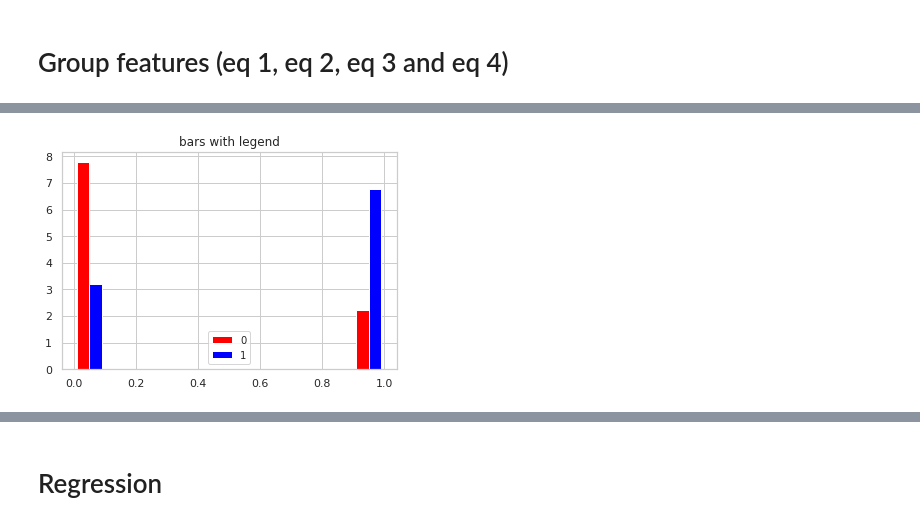
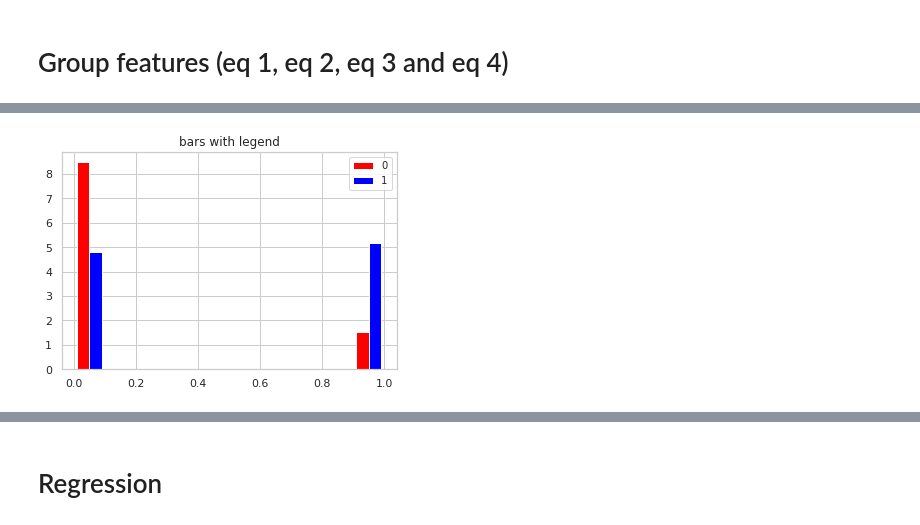
Before and after one commit to jyotirmay123/BNN-for-Uncertainty-Estimation-of-Imaging-Biomarkers, a Jupyter notebook: diabetes_classification-v3_gradient_boost_part.ipynb, the cells around one changed output, grey strips where cells are left out. Cells and saved outputs as stored; diff of their text form; code cells hidden in the pictures.

```diff
--- a/diabetes_classification-v3_gradient_boost_part.ipynb
+++ b/diabetes_classification-v3_gradient_boost_part.ipynb
@@ -401,9 +401,11 @@ def gradient_boosting_evaluations(feats, df, target_col, categorical_feats=['dia
     x = add_constant(x)
 
     kfold_rf = model_selection.KFold(n_splits=10, random_state=10)
-    model_rf = GradientBoostingClassifier(n_estimators=100, validation_fraction=0.2,
+    max_feats = x.shape[1]
+    model_rf = GradientBoostingClassifier(n_estimators=500, validation_fraction=0.2,
                                                n_iter_no_change=5, tol=0.01,
-                                               random_state=10)
+                                              learning_rate=0.2,
+                                               random_state=10, max_features=max_feats)
     results_rf = model_selection.cross_val_score(model_rf, x, y, cv=kfold_rf)
     print('Gradient Boosting Out:', results_rf.mean())
     model_gb_fitted = model_rf.fit(x, y)
@@ -420,9 +422,11 @@ def weighted_gradient_boosting_evaluations(df, target_col, feats, alpha_col, l1m
     alpha = df[alpha_col].values
 
     kfold_rf = model_selection.KFold(n_splits=10, random_state=10)
-    model_rf = GradientBoostingClassifier(n_estimators=100, validation_fraction=0.2,
+    max_feats = x.shape[1]
+    model_rf = GradientBoostingClassifier(n_estimators=500, validation_fraction=0.2,
                                                n_iter_no_change=5, tol=0.01,
-                                               random_state=10)
+                                              learning_rate=0.2,
+                                               random_state=10, max_features=max_feats)
     results_rf = model_selection.cross_val_score(model_rf, x, y, cv=kfold_rf)
     print('Gradient Boosting Out:', results_rf.mean())
     model_gb_fitted = model_rf.fit(x, y, sample_weight=alpha)
@@ -824,7 +828,7 @@ Eq-4: (Diabetes_status == a0 +a1*age + a2*sex + a3*BMI + a4*seg_<spleen|liver>)
 # %% [markdown]
 # Group features (eq 1, eq 2, eq 3 and eq 4)
 # %%
-feats = basic_feats
+feats = [] #basic_feats
 basic_feats = basic_feats
 dicts = {}
 anova_test_dicts = {}
@@ -938,5 +941,5 @@ p_value_df_ka[['auc' ]]
 # %%
-feats = basic_feats
+feats = [] #basic_feats
 dicts = {}
 anova_test_dicts = {}
 # basic_feats = normalised_basic_feats
@@ -960,45 +963,45 @@ for model, df in dfs_train.items():
     print(k_mod)
 #     continue
     target_col = 'diabetes_status'
-# #     try:
-# #     Equation 1 process
-# #     p_values, statsmodel, y_yp = discrete_group_feature_stats(basic_feats, df, target_col, ['sex'], True)
-# #         auc_score, f1_score = auc_roc(y_yp, f'{model}_csv_feats')
-#     dicts[model][target_col] = {} #p_values
-# #         dicts[model][target_col]['auc'] = auc_score
-# #         dicts[model][target_col]['f1'] = f1_score
-#     dicts, _ = aggregate_model_outputs(df, target_col, basic_feats, dicts, model, target_col, global_kora_models[k_mod]['normal'])
+#     try:
+#     Equation 1 process
+#     p_values, statsmodel, y_yp = discrete_group_feature_stats(basic_feats, df, target_col, ['sex'], True)
+#         auc_score, f1_score = auc_roc(y_yp, f'{model}_csv_feats')
+    dicts[model][target_col] = {} #p_values
+#         dicts[model][target_col]['auc'] = auc_score
+#         dicts[model][target_col]['f1'] = f1_score
+    dicts, _ = aggregate_model_outputs(df, target_col, basic_feats, dicts, model, target_col, global_kora_models[k_mod]['normal'])
 
-# #     Equation 2 process
-# #     for organ in ['spleen', 'liver']:
-#     organ = 'liver'
-#     feats = basic_feats + [ f'seg_{organ}_normalised']
-# #         p_values, statsmodel, y_yp = discrete_group_feature_stats(feats, df, target_col, ['sex'], True)
-# #         auc_score, f1_score = auc_roc(y_yp, f'{model}_{organ}_seg')
-#     dicts[model][target_col+f'_{organ}_with_seg_volumes'] = {} #p_values
-# #         dicts[model][target_col+f'_{organ}_with_seg_volumes']['auc'] = auc_score
-# #         dicts[model][target_col+f'_{organ}_with_seg_volumes']['f1'] = f1_score
-#     dicts, _ = aggregate_model_outputs(df, target_col, feats, dicts, model, target_col+f'_{organ}_with_seg_volumes', global_kora_models[k_mod][f'{organ}_seg'])
+#     Equation 2 process
+#     for organ in ['spleen', 'liver']:
+    organ = 'liver'
+    feats = basic_feats + [ f'seg_{organ}_normalised']
+#         p_values, statsmodel, y_yp = discrete_group_feature_stats(feats, df, target_col, ['sex'], True)
+#         auc_score, f1_score = auc_roc(y_yp, f'{model}_{organ}_seg')
+    dicts[model][target_col+f'_{organ}_with_seg_volumes'] = {} #p_values
+#         dicts[model][target_col+f'_{organ}_with_seg_volumes']['auc'] = auc_score
+#         dicts[model][target_col+f'_{organ}_with_seg_volumes']['f1'] = f1_score
+    dicts, _ = aggregate_model_outputs(df, target_col, feats, dicts, model, target_col+f'_{organ}_with_seg_volumes', global_kora_models[k_mod][f'{organ}_seg'])
 
-#     if 'dataset' in model:
-#         continue
+    if 'dataset' in model:
+        continue
 
-# #     Equation 3 process
-#     feats = basic_feats + [ f'seg_{organ}_normalised', f'iou_{organ}']
-# #         p_values, statsmodel, y_yp = discrete_group_feature_stats(feats, df, target_col, ['sex'], True)
-# #         auc_score, f1_score = auc_roc(y_yp, f'{model}_{organ}_seg_iou')
-#     dicts[model][target_col+f'_{organ}_with_seg_and_iou'] = {} #p_values
-# #         dicts[model][target_col+f'_{organ}_with_seg_and_iou']['auc'] = auc_score
-# #         dicts[model][target_col+f'_{organ}_with_seg_and_iou']['f1'] = f1_score
-#     dicts, _ = aggregate_model_outputs(df, target_col, feats, dicts, model, target_col+f'_{organ}_with_seg_and_iou', global_kora_models[k_mod][f'{organ}_seg_iou'])
+#     Equation 3 process
+    feats = basic_feats + [ f'seg_{organ}_normalised', f'iou_{organ}']
+#         p_values, statsmodel, y_yp = discrete_group_feature_stats(feats, df, target_col, ['sex'], True)
+#         auc_score, f1_score = auc_roc(y_yp, f'{model}_{organ}_seg_iou')
+    dicts[model][target_col+f'_{organ}_with_seg_and_iou'] = {} #p_values
+#         dicts[model][target_col+f'_{organ}_with_seg_and_iou']['auc'] = auc_score
+#         dicts[model][target_col+f'_{organ}_with_seg_and_iou']['f1'] = f1_score
+    dicts, _ = aggregate_model_outputs(df, target_col, feats, dicts, model, target_col+f'_{organ}_with_seg_and_iou', global_kora_models[k_mod][f'{organ}_seg_iou'])
 
-#     feats = basic_feats + [ f'seg_{organ}_normalised',   f'iou_dot_seg_{organ}_normalised']
-# #         p_values, statsmodel, y_yp = discrete_group_feature_stats(feats, df, target_col, ['sex'], True)
-# #         auc_score, f1_score = auc_roc(y_yp, f'{model}_{organ}_seg_dot_iou')
-#     dicts[model][target_col+f'_{organ}_with_seg_dot_iou'] = {} #p_values
-# #         dicts[model][target_col+f'_{organ}_with_seg_dot_iou']['auc'] = auc_score
-# #         dicts[model][target_col+f'_{organ}_with_seg_dot_iou']['f1'] = f1_score
-#     dicts, _ = aggregate_model_outputs(df, target_col, feats, dicts, model, target_col+f'_{organ}_with_seg_dot_iou', global_kora_models[k_mod][f'{organ}_seg_dot_iou'])
+    feats = basic_feats + [ f'seg_{organ}_normalised',   f'iou_dot_seg_{organ}_normalised']
+#         p_values, statsmodel, y_yp = discrete_group_feature_stats(feats, df, target_col, ['sex'], True)
+#         auc_score, f1_score = auc_roc(y_yp, f'{model}_{organ}_seg_dot_iou')
+    dicts[model][target_col+f'_{organ}_with_seg_dot_iou'] = {} #p_values
+#         dicts[model][target_col+f'_{organ}_with_seg_dot_iou']['auc'] = auc_score
+#         dicts[model][target_col+f'_{organ}_with_seg_dot_iou']['f1'] = f1_score
+    dicts, _ = aggregate_model_outputs(df, target_col, feats, dicts, model, target_col+f'_{organ}_with_seg_dot_iou', global_kora_models[k_mod][f'{organ}_seg_dot_iou'])
 
 
     #     Equation 4.0 process
@@ -1087 +1088 @@ Name: 2, dtype: float64
-[figure, old version]
+[figure, new version]
```
Also changed, not shown: parts of 6 cells of this notebook, 21 other files.
